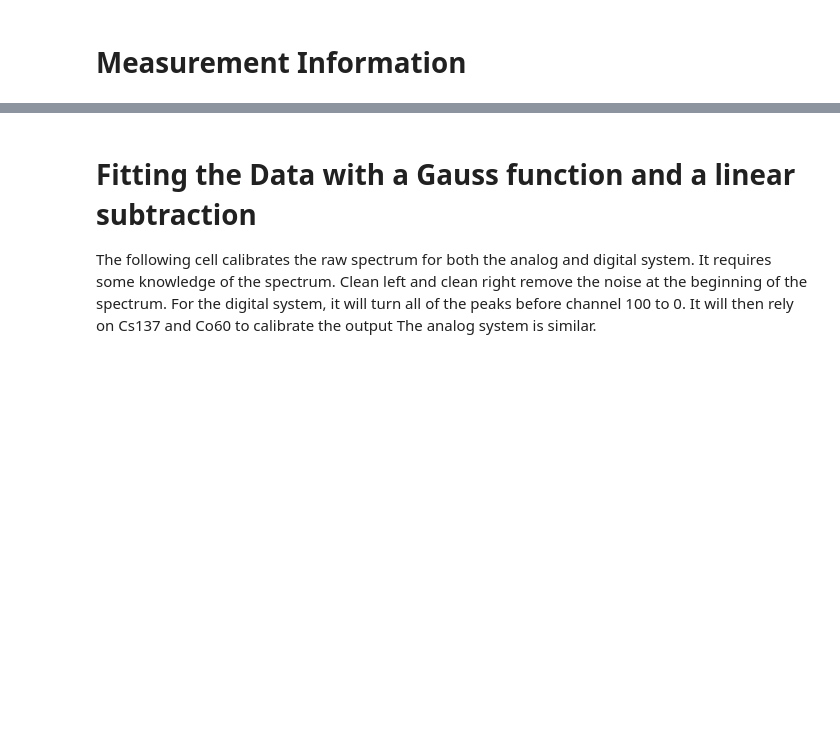
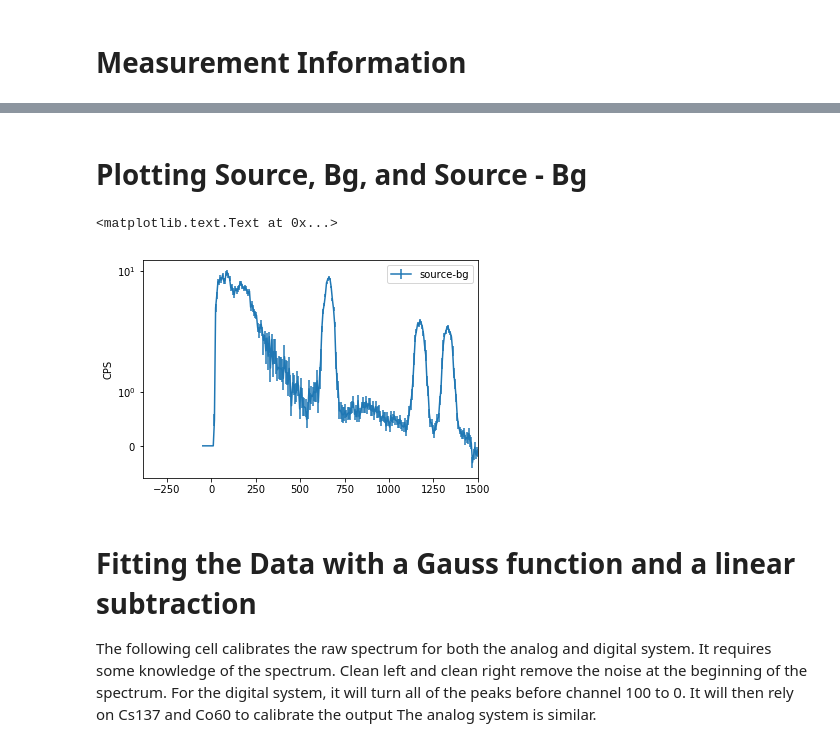
Before and after one commit to mattmar2410/Digibase-vs-Analog-comparison, a Jupyter notebook: digibase_analog_comparison/NaI_analysis.ipynb, the cells around one changed output, grey strips where cells are left out. Saved outputs shown, nothing was run; the diff lists cells and outputs as text; code cells hidden in the pictures; blank space fills up the shorter version.

```diff
--- a/digibase_analog_comparison/NaI_analysis.ipynb
+++ b/digibase_analog_comparison/NaI_analysis.ipynb
@@ -63,15 +67,16 @@ Background was run for 30 minutes
 Measurements lasted for 5 minutes
 The data is normalized to time
 # %%
-time_1 = 5
-time_2 = 30
 fname = 'Data_collection/digibase_5min_0_1.Spe'
 digital_0_1 = Spectrum.from_file(fix_spe_zero_cal(fname))
 #Background Subtraction
 fname = 'Data_collection/digibase_30min_bg.Spe'
 spec_bg = Spectrum.from_file(fix_spe_zero_cal(fname))
-spec_bg = spec_bg.counts_vals*time_1/time_2
-bgsub_digital = digital_0_1.counts_vals - spec_bg
+#spec_bg = spec_bg.counts_vals*time_1/time_2
+fname = 'Data_collection/analog_vs_digital/analog_5min_0_1.Spe'
+spec_1_analog = Spectrum.from_file((fname))
+fname = 'Data_collection/analog_vs_digital/analog_30min_bg.Spe'
+analog_bg = Spectrum.from_file((fname))
 # %% [output]
 Fixed line: 1046
 SpeFile: Reading file Data_collection/digibase_5min_0_1_fixed.Spe
@@ -209,3 +156,31 @@ def gauss_parameters_analyzer(gauss_parameters):
+# %% [markdown]
+# Plotting Source, Bg, and Source - Bg
+# %%
+digital_1 = digital_0_1 - spec_bg #normalized to the live time
+
+data_2_calibrate = digital_0_1.cps_vals
+channel_width = 20; clean_right = 90
+
+data_digital = data_clean(data_2_calibrate, clean_right)
+energy_list = gamma_energies('Cs137', 'Co60')
+slope_d, intercept_d = spectrum_calibration(channel_width, energy_list, digital_1.cps_vals, clean_right)
+
+calibrated_channel_digital = []
+for i in range(0,len(digital_0_1.counts_vals)):
+    calibrated_channel_digital += [i*slope_d+ intercept_d]
+calibrated_channel_digital = np.array(calibrated_channel_digital, 'float')
+
+
+#plt.errorbar(calibrated_channel_digital, digital_0_1.cps_vals, yerr=digital_0_1.cps_uncs, label='source')
+#plt.errorbar(spec_bg.channels, spec_bg.cps_vals, yerr=spec_bg.cps_uncs, label='bg')
+plt.errorbar(calibrated_channel_digital, digital_1.cps_vals, yerr=digital_1.cps_uncs, label='source-bg')
+plt.yscale('symlog')
+plt.xlim(right=1500)
+plt.legend()
+plt.ylabel('CPS')
+# %% [output]
+<matplotlib.text.Text at 0x...>
+[figure, added]
 # %% [markdown]
 # Fitting the Data with a Gauss function and a linear subtraction
 
```
Also changed, not shown: parts of 28 cells of this notebook, 3 other files.
